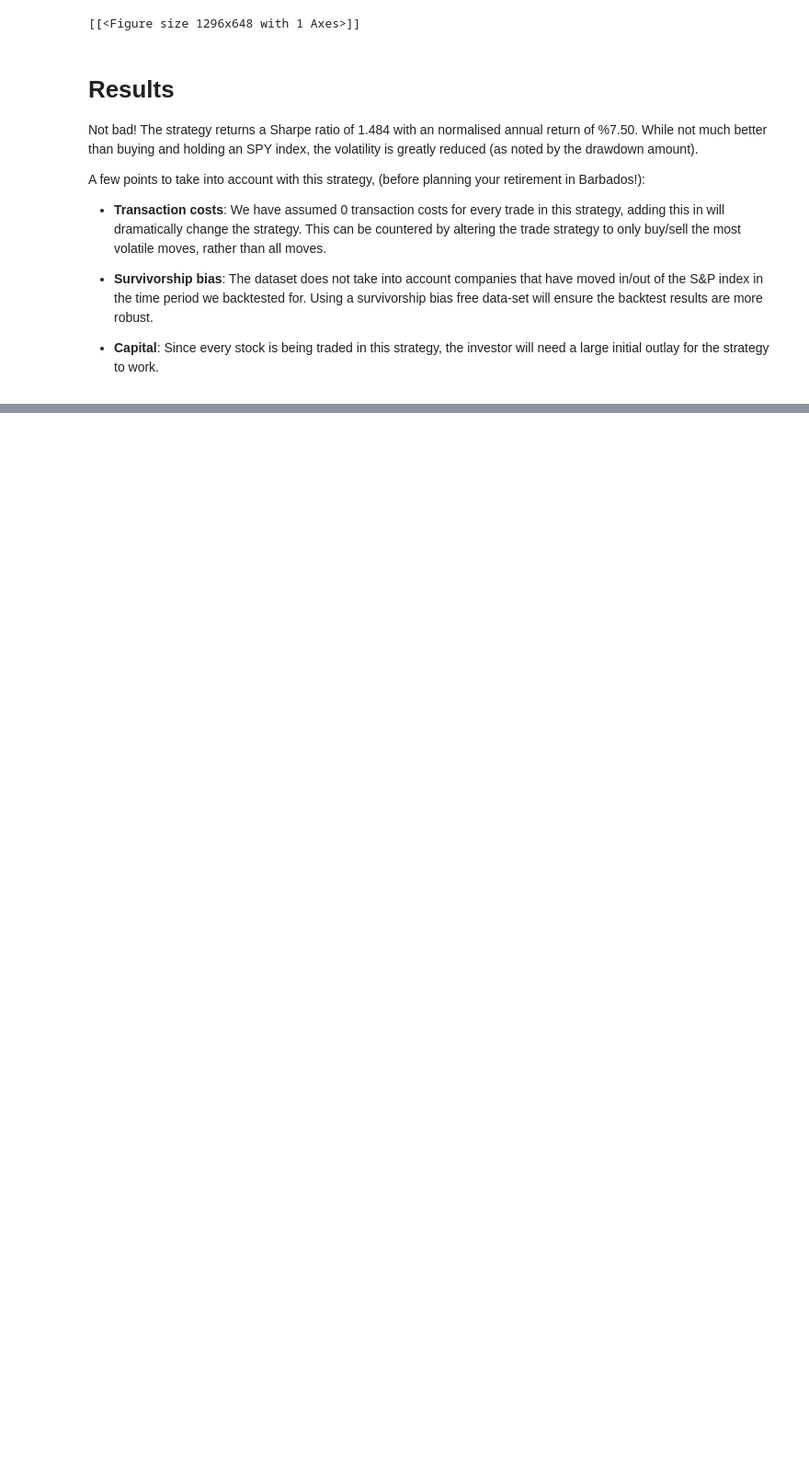
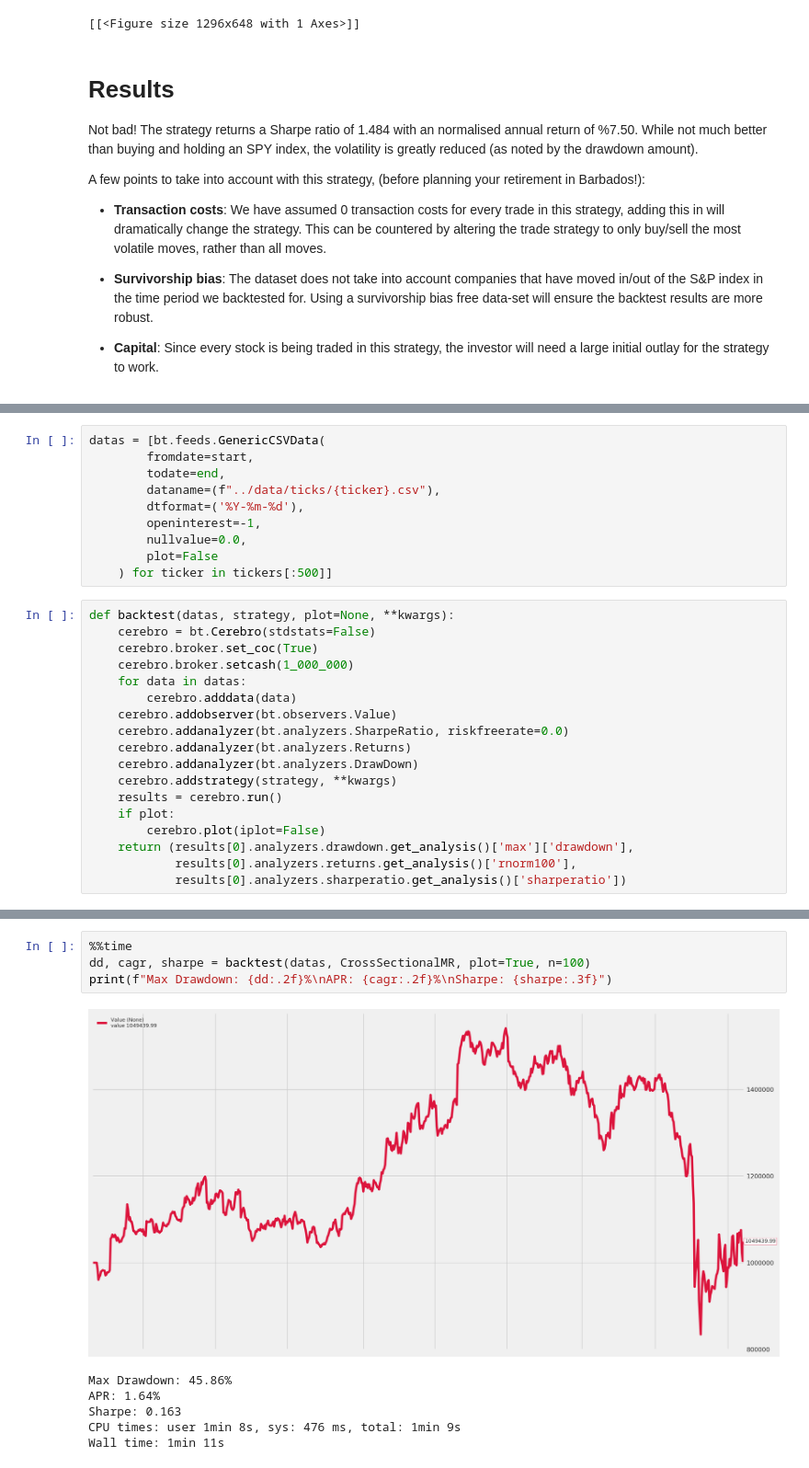
Before and after one commit to akokaz1/Algo-Trading, a Jupyter notebook: notebooks/scripts/Cross-sectional MR.ipynb, the cells around one changed output, grey strips where cells are left out. Shown: that part at 92% size. Drawn from its saved outputs; the diff is of its cells as text; blank space fills up the shorter version.

```diff
--- a/notebooks/scripts/Cross-sectional MR.ipynb
+++ b/notebooks/scripts/Cross-sectional MR.ipynb
@@ -142,0 +145,28 @@ A few points to take into account with this strategy, (before planning your reti
+# %%
+datas = [bt.feeds.GenericCSVData(
+        fromdate=start,
+        todate=end,
+        dataname=(f"../data/ticks/{ticker}.csv"),
+        dtformat=('%Y-%m-%d'),
+        openinterest=-1,
+        nullvalue=0.0,
+        plot=False
+    ) for ticker in tickers[:500]]
+# %%
+def backtest(datas, strategy, plot=None, **kwargs):
+    cerebro = bt.Cerebro(stdstats=False)
+    cerebro.broker.set_coc(True)
+    cerebro.broker.setcash(1_000_000)
+    for data in datas:
+        cerebro.adddata(data)
+    cerebro.addobserver(bt.observers.Value)
+    cerebro.addanalyzer(bt.analyzers.SharpeRatio, riskfreerate=0.0)
+    cerebro.addanalyzer(bt.analyzers.Returns)
+    cerebro.addanalyzer(bt.analyzers.DrawDown)
+    cerebro.addstrategy(strategy, **kwargs)
+    results = cerebro.run()
+    if plot:
+        cerebro.plot(iplot=False)
+    return (results[0].analyzers.drawdown.get_analysis()['max']['drawdown'],
+            results[0].analyzers.returns.get_analysis()['rnorm100'],
+            results[0].analyzers.sharperatio.get_analysis()['sharperatio'])
@@ -142,0 +227,11 @@ A few points to take into account with this strategy, (before planning your reti
+# %%
+%%time
+dd, cagr, sharpe = backtest(datas, CrossSectionalMR, plot=True, n=100)
+print(f"Max Drawdown: {dd:.2f}%\nAPR: {cagr:.2f}%\nSharpe: {sharpe:.3f}")
+# %% [output]
+[figure, added]
+Max Drawdown: 45.86%
+APR: 1.64%
+Sharpe: 0.163
+CPU times: user 1min 8s, sys: 476 ms, total: 1min 9s
+Wall time: 1min 11s
```
Also changed, not shown: parts of 7 cells of this notebook, 1 other file.
